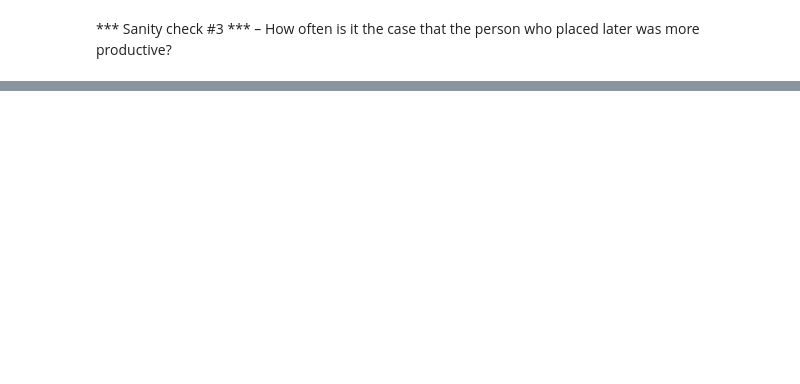
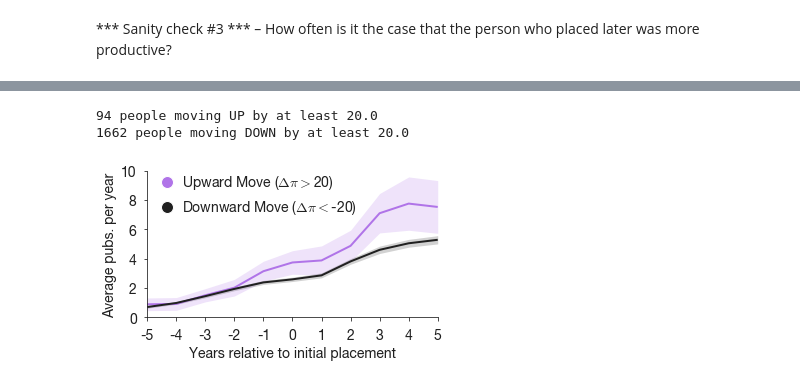
Before and after one commit to samfway/research_env, a Jupyter notebook: notebooks/Matched Pairs; just CS; matched on PhD inst.ipynb, the cells around one changed output, grey strips where cells are left out. Saved outputs shown, nothing was run; the diff lists cells and outputs as text; code cells hidden in the pictures; blank space fills up the shorter version.

Commit message:
Added figure

```diff
--- a/notebooks/Matched Pairs; just CS; matched on PhD inst.ipynb
+++ b/notebooks/Matched Pairs; just CS; matched on PhD inst.ipynb
@@ -249,0 +258,22 @@ N=632 (75.1% of total)
+# %%
+rank_changes = []
+threshold = 20
+upward = []
+downward = []
+
+for person in cs_faculty:
+    rank_change = cs_inst[person.phd_location]['pi'] \
+                - cs_inst[person.first_asst_job_location]['pi']
+    # Note: most rank changes will be negative (people tend to place down)
+
+    if np.abs(rank_change) >= threshold:
+        if rank_change > 0:
+            upward.append(person)
+        else:
+            downward.append(person)
+
+print '%d people moving UP by at least %.1f' % (len(upward), threshold)
+print '%d people moving DOWN by at least %.1f' % (len(downward), threshold)
+# %% [output]
+94 people moving UP by at least 20.0
+1662 people moving DOWN by at least 20.0
@@ -249,0 +314,34 @@ N=632 (75.1% of total)
+# %%
+fig, ax = plt.subplots(1,1,figsize=(5,3))
+
+ax.fill_between(years, upward_traj-upward_margin, upward_traj+upward_margin,
+                color=ACCENT_COLOR_1, alpha=0.2, lw=0)
+ax.fill_between(years, downward_traj-downward_margin, downward_traj+downward_margin,
+                color=ALMOST_BLACK, alpha=0.2, lw=0)
+
+ax.plot(years, upward_traj, color=ACCENT_COLOR_1, lw=LINE_WIDTH)
+ax.plot(years, downward_traj, color=ALMOST_BLACK, lw=LINE_WIDTH)
+
+ax.set_xlabel('Years relative to initial placement')
+ax.set_ylabel('Average pubs. per year')
+ax.set_xticks(years)
+
+ylims = ax.get_ylim()
+pad = 0.
+#ax.plot([pad,pad], [ylims[1], 0], '--', color=ALMOST_BLACK, lw=1, zorder=-10)
+#if pad > 0:
+#    ax.plot([-pad,-pad], [ylims[1], 0], '--', color=ALMOST_BLACK, lw=1, zorder=-10)
+ax.set_ylim(0, 10)
+ax.set_xlim(np.min(years), np.max(years))
+
+fake_line_1 = Line2D(range(1), range(1), color=ACCENT_COLOR_1, marker='o',markersize=12, linestyle='None', markeredgecolor='w')
+fake_line_2 = Line2D(range(1), range(1), color=ALMOST_BLACK, marker='o',markersize=12, linestyle='None', markeredgecolor='w')
+leg = ax.legend((fake_line_1,fake_line_2),(r'Upward Move ($\Delta\pi>$20)',r'Downward Move ($\Delta\pi<$-20)'), numpoints=1, loc=(0, .65),
+                 frameon=False, fontsize=LABEL_SIZE, labelspacing=0.5, handletextpad=0.1)
+
+finalize(ax)
+plt.tight_layout()
+plt.savefig(FIGS_DIR + NOTEBOOK_ID + 'mean_pubs_placement.pdf')
+plt.show()
+# %% [output]
+[figure, added]
```
Also changed, not shown: parts of 8 cells of this notebook.
